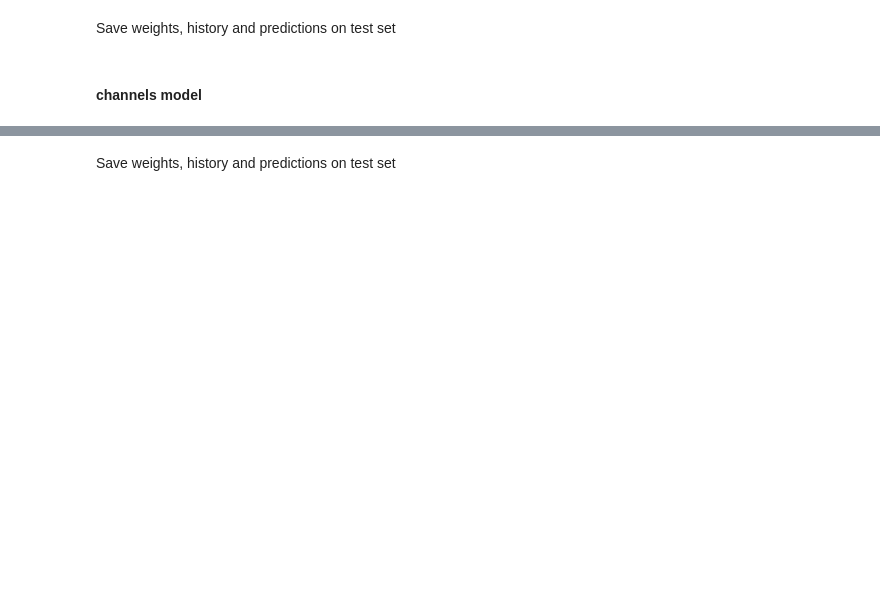
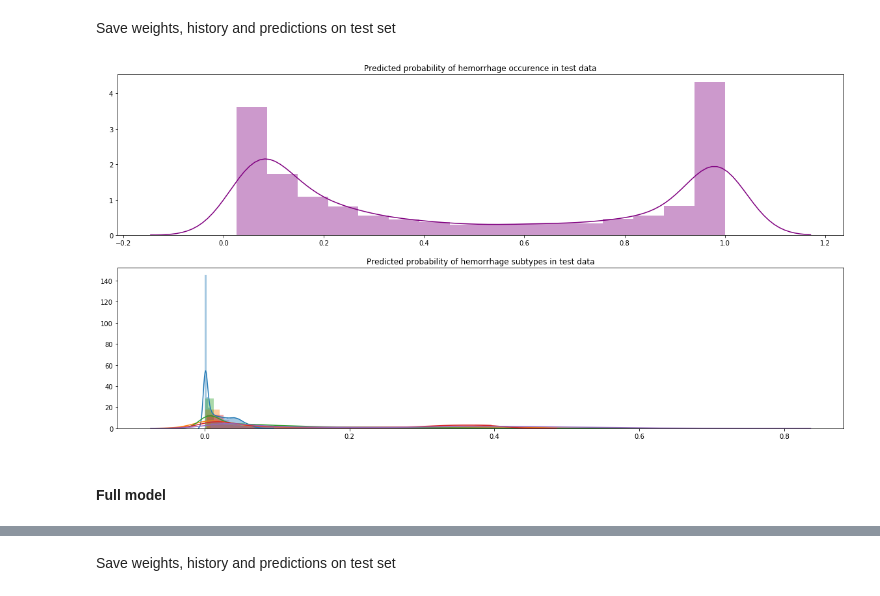
Before and after one commit to dominikklepl/Neural-Networks---Intracranial-hemorrhage-detection, a Jupyter notebook: 03_Transfer_learning.ipynb, the cells around one changed output, grey strips where cells are left out. Drawn from its saved outputs; the diff is of its cells as text; code cells hidden in the pictures; blank space fills up the shorter version.

```diff
--- a/03_Transfer_learning.ipynb
+++ b/03_Transfer_learning.ipynb
@@ -591,23 +593,23 @@ Train model
 # %%
 train_dataloader_CH = DataGenerator_Channels(IDs=train_data.ID,
                                  labels=train_data.loc[:,'any':'subdural'],
-                                 batch_size=15,
+                                 batch_size=20,
                                  img_size=(299,299,3),
                                  num_classes=5)
 val_dataloader_CH = DataGenerator_Channels(IDs=val_data.ID,
                                labels=val_data.loc[:,'any':'subdural'],
-                               batch_size=10,
+                               batch_size=20,
                                img_size=(299,299,3),
                                num_classes=5)
 
 train_dataloader_F = DataGenerator_Full(IDs=train_data.ID,
                                  labels=train_data.loc[:,'any':'subdural'],
-                                 batch_size=15,
+                                 batch_size=20,
                                  img_size=(299,299,3),
                                  num_classes=5)
 val_dataloader_F = DataGenerator_Full(IDs=val_data.ID,
                                labels=val_data.loc[:,'any':'subdural'],
-                               batch_size=15,
+                               batch_size=20,
                                img_size=(299,299,3),
                                num_classes=5)
 # %%
@@ -699,28 +704,31 @@ with open(MODEL_PATH + 'transfer_channels_summary.txt', 'w') as f:
 # %%
 test_dataloader_CH = DataGenerator_Channels(IDs=testing.ID,
-                               batch_size=10,
+                               batch_size=20,
                                img_size=(299,299,3),
-                               num_classes=5)
-CH_test_pred_any, CH_test_pred_sub = model_F.predict(test_dataloader_CH)
+                               num_classes=5,
+                               steps=None)
+CH_test_pred_any, CH_test_pred_sub = model_CH.predict(test_dataloader_CH)
 any_pred = pd.DataFrame(CH_test_pred_any)
 sub_pred = pd.DataFrame(CH_test_pred_sub)
 ID = pd.DataFrame(testing.ID.values)
 channels_pred = pd.concat([ID,any_pred, sub_pred], axis=1)
 channels_pred.columns = ["ID", "any", 'epidural', 'intraparenchymal', 'intraventricular', 'subarachnoid', 'subdural']
 channels_pred.to_csv(RESULT_PATH + "transfer_channels_preds.csv")
 
 fig, ax = plt.subplots(2,1, figsize=(20,10))
 sns.distplot(CH_test_pred_any[:,0], ax=ax[0], color="Purple")
 sns.distplot(CH_test_pred_sub[:,0], ax=ax[1])
 sns.distplot(CH_test_pred_sub[:,1], ax=ax[1])
 sns.distplot(CH_test_pred_sub[:,2], ax=ax[1])
 sns.distplot(CH_test_pred_sub[:,3], ax=ax[1])
 sns.distplot(CH_test_pred_sub[:,4], ax=ax[1])
 ax[0].set_title("Predicted probability of hemorrhage occurence in test data")
 ax[1].set_title("Predicted probability of hemorrhage subtypes in test data")
 fig.savefig(RESULT_PATH + 'Transfer_channels_dist.png')
+# %% [output]
+[figure, added]
 # %% [markdown]
-#### channels model
+#### Full model
 # %%
 model_F = Transfer_network_F(engine=InceptionV3, loss_fun=None,
                          metrics_list={"any_predictions":"binary_accuracy",
```
Also changed, not shown: parts of 9 cells of this notebook.
